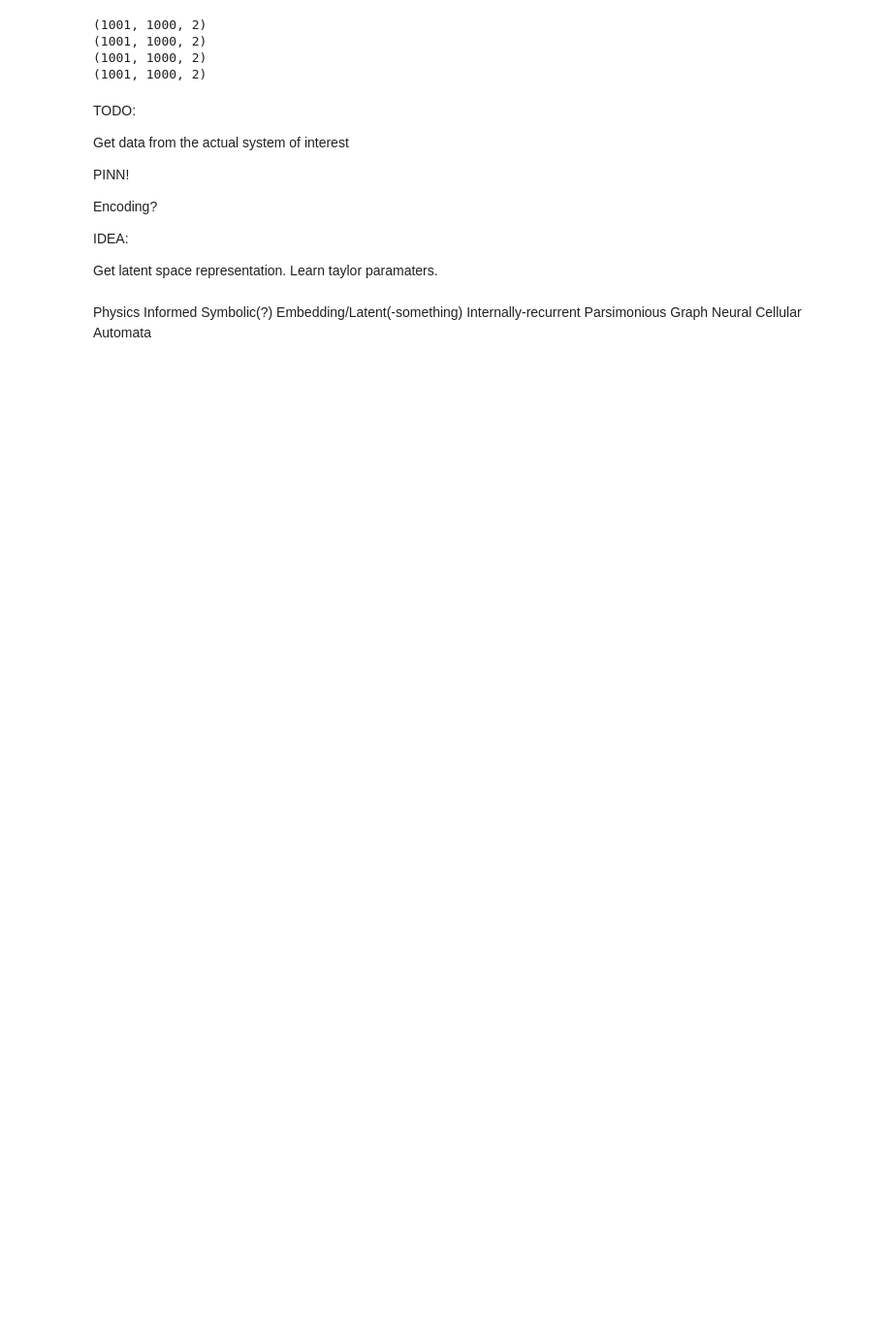
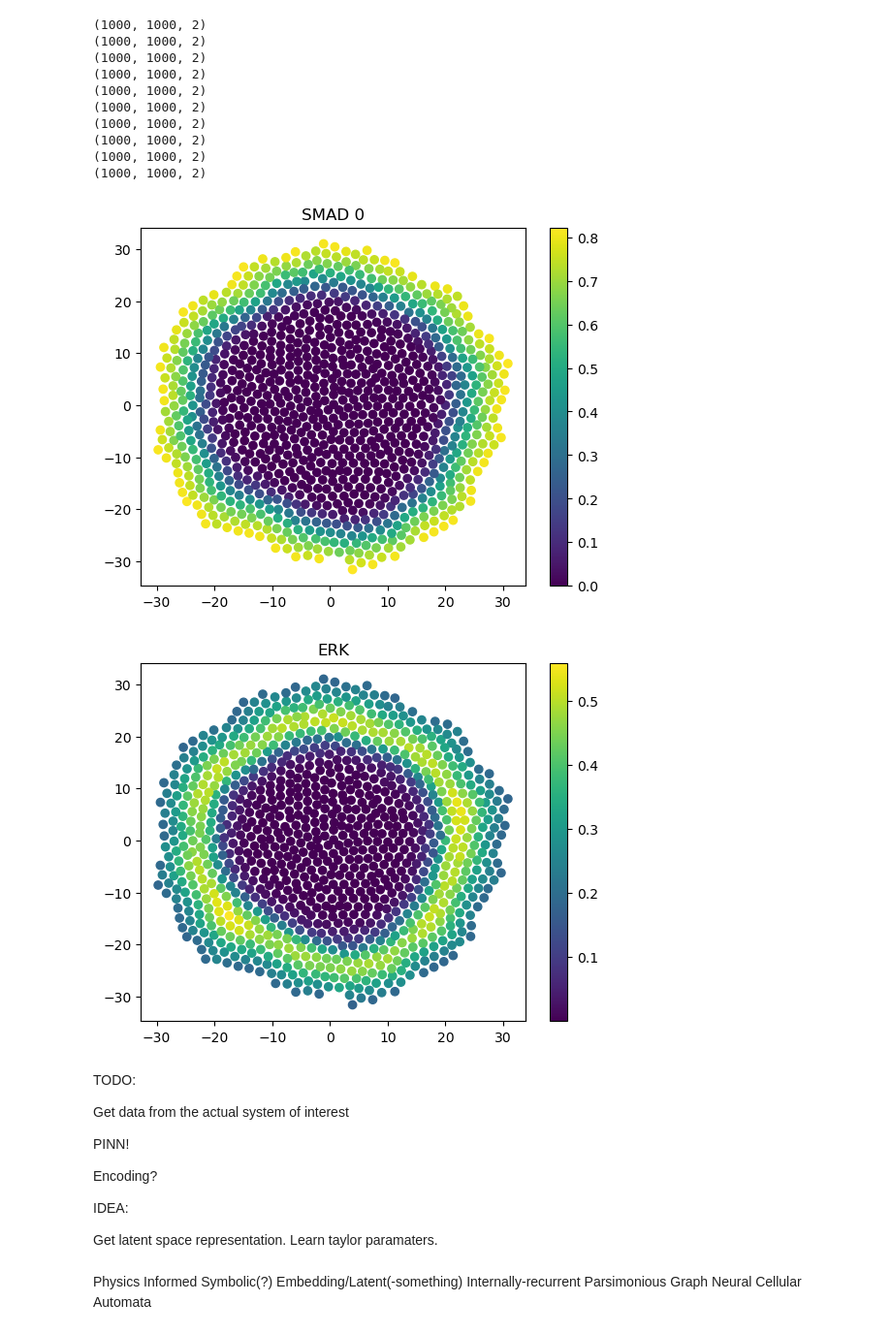
Before and after one commit to JakobSchauser/PhD, a Jupyter notebook: code/NCAs/NCA_message_passing.ipynb, the cells around one changed output. Shown at 97% size. Drawn from its saved outputs; the diff is of its cells as text; code cells hidden in the pictures; blank space fills up the shorter version.

```diff
--- a/code/NCAs/NCA_message_passing.ipynb
+++ b/code/NCAs/NCA_message_passing.ipynb
@@ -41,19 +41,44 @@ positions = []
 
 data = []
 
-for i in range(4):
+for i in range(10):
     positions.append(np.load(f"positions/random_{i}_positions.npy"))
     SMAD_ERK = np.load(f"positions/random_{i}_SMAD_and_ERK.npy")
     SMAD_ERK = SMAD_ERK.swapaxes(1, 2)
 
-    SMAD_ERK[:,:,0] *= 100.
-    print(SMAD_ERK.shape)
-    data.append(SMAD_ERK)
+    # SMAD_ERK[:,:,0] *= 100.
+    # SMAD_ERK[:,:,1] *= 100.
+
+    d = SMAD_ERK[:1000,:,:]
+    data.append(d)
+    print(d.shape)
 # %% [output]
-(1001, 1000, 2)
-(1001, 1000, 2)
-(1001, 1000, 2)
-(1001, 1000, 2)
+(1000, 1000, 2)
+(1000, 1000, 2)
+(1000, 1000, 2)
+(1000, 1000, 2)
+(1000, 1000, 2)
+(1000, 1000, 2)
+(1000, 1000, 2)
+(1000, 1000, 2)
+(1000, 1000, 2)
+(1000, 1000, 2)
+# %%
+i = 0
+
+time = 400
+
+plt.scatter(positions[i][:, 0], positions[i][:, 1], c=data[i][time,:,0], cmap="viridis")
+plt.colorbar()
+plt.title(f"SMAD {i}")
+plt.show()
+plt.scatter(positions[i][:, 0], positions[i][:, 1], c=data[i][time,:,1], cmap="viridis")
+plt.colorbar()
+plt.title(f"ERK")
+plt.show()
+# %% [output]
+[figure, added]
+[figure, added]
 # %% [markdown]
 TODO:
 
```
Also changed, not shown: parts of 14 cells of this notebook, 11 other files.
